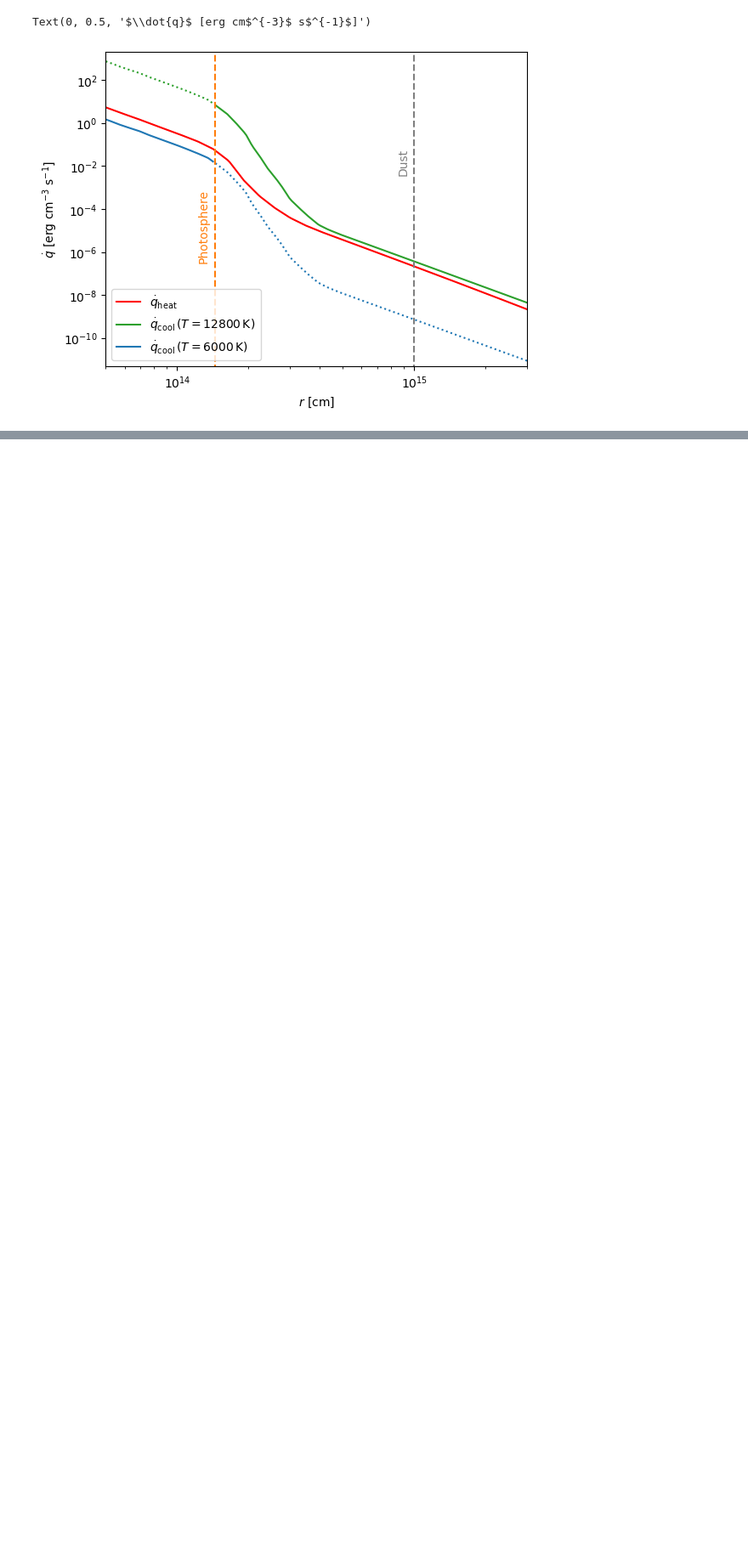
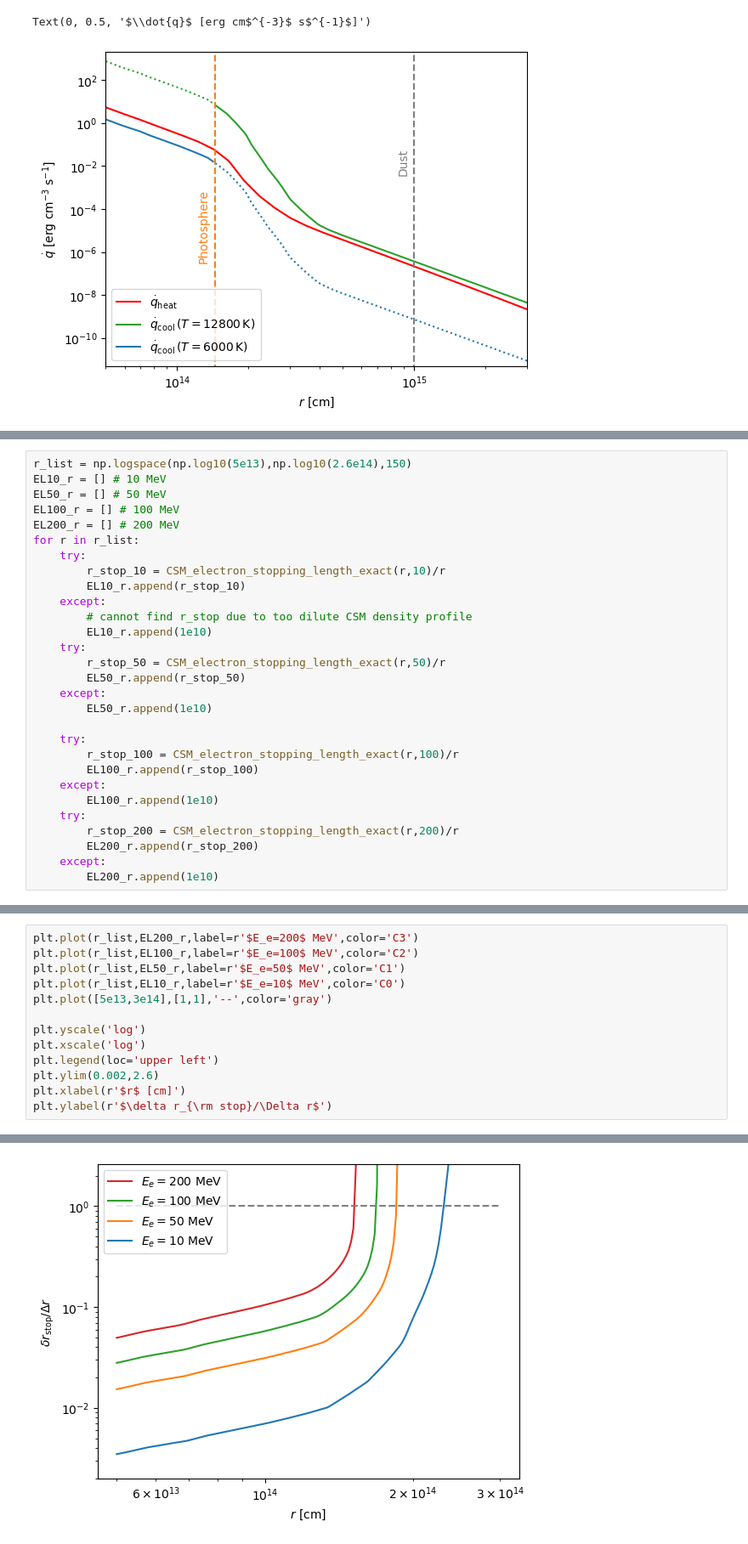
Before and after one commit to yenhsunlin/CSM_DP, a Jupyter notebook: plots.ipynb, the cells around one changed output, grey strips where cells are left out. Shown at 85% size. Drawn from its saved outputs; the diff is of its cells as text; blank space fills up the shorter version.

```diff
--- a/plots.ipynb
+++ b/plots.ipynb
@@ -376,0 +413,29 @@ Text(0, 0.5, '$\\dot{q}$ [erg cm$^{-3}$ s$^{-1}$]')
+# %%
+r_list = np.logspace(np.log10(5e13),np.log10(2.6e14),150)
+EL10_r = [] # 10 MeV
+EL50_r = [] # 50 MeV
+EL100_r = [] # 100 MeV
+EL200_r = [] # 200 MeV
+for r in r_list:
+    try:
+        r_stop_10 = CSM_electron_stopping_length_exact(r,10)/r
+        EL10_r.append(r_stop_10)
+    except:
+        # cannot find r_stop due to too dilute CSM density profile
+        EL10_r.append(1e10)
+    try:
+        r_stop_50 = CSM_electron_stopping_length_exact(r,50)/r
+        EL50_r.append(r_stop_50)
+    except:
+        EL50_r.append(1e10)
+
+    try:
+        r_stop_100 = CSM_electron_stopping_length_exact(r,100)/r
+        EL100_r.append(r_stop_100)
+    except:
+        EL100_r.append(1e10)
+    try:
+        r_stop_200 = CSM_electron_stopping_length_exact(r,200)/r
+        EL200_r.append(r_stop_200)
+    except:
+        EL200_r.append(1e10)
@@ -376,0 +455,14 @@ Text(0, 0.5, '$\\dot{q}$ [erg cm$^{-3}$ s$^{-1}$]')
+# %%
+plt.plot(r_list,EL200_r,label=r'$E_e=200$ MeV',color='C3')
+plt.plot(r_list,EL100_r,label=r'$E_e=100$ MeV',color='C2')
+plt.plot(r_list,EL50_r,label=r'$E_e=50$ MeV',color='C1')
+plt.plot(r_list,EL10_r,label=r'$E_e=10$ MeV',color='C0')
+plt.plot([5e13,3e14],[1,1],'--',color='gray')
+
+plt.yscale('log')
+plt.xscale('log')
+plt.legend(loc='upper left')
+plt.ylim(0.002,2.6)
+plt.xlabel(r'$r$ [cm]')
+plt.ylabel(r'$\delta r_{\rm stop}/\Delta r$')
+# %% [output]
@@ -376,0 +470 @@ Text(0, 0.5, '$\\dot{q}$ [erg cm$^{-3}$ s$^{-1}$]')
+[figure, added]
```
Also changed, not shown: parts of 4 cells of this notebook.
